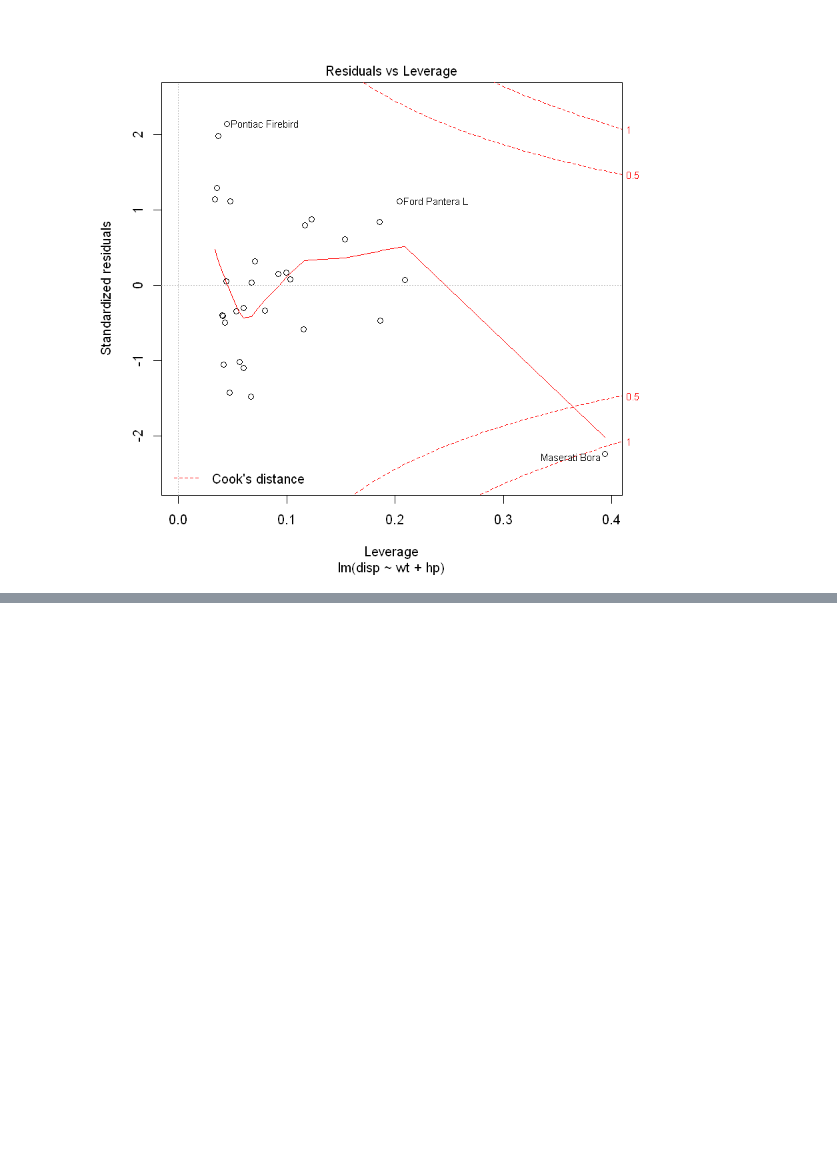
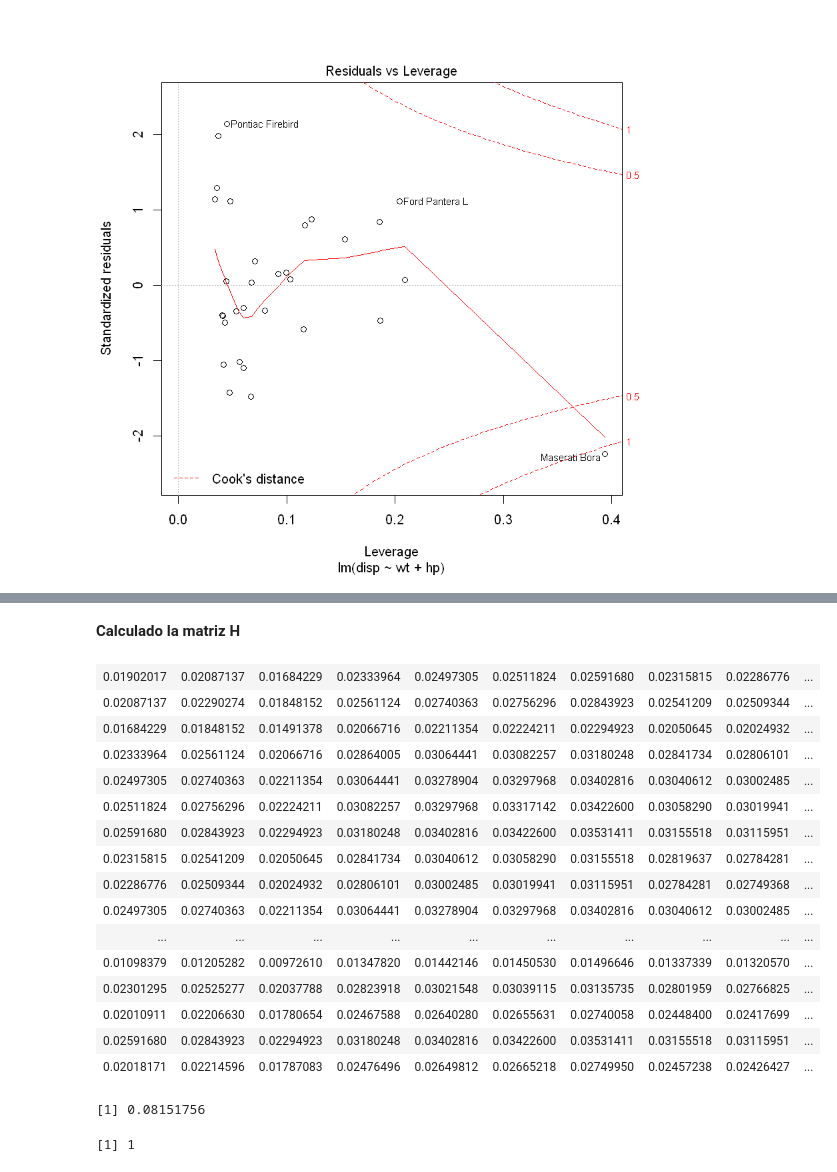
Before and after one commit to DanielEdu/R, a Jupyter notebook: Actividad Nro2.ipynb, the cells around one changed output, grey strips where cells are left out. Drawn from its saved outputs; the diff is of its cells as text; code cells hidden in the pictures; blank space fills up the shorter version.

```diff
--- a/Actividad Nro2.ipynb
+++ b/Actividad Nro2.ipynb
@@ -352,0 +449,27 @@ plot(regresion2)
+# %% [markdown]
+__Calculado la matriz H__
+# %%
+X <- datosCars2$wt
+H <- X %*% solve(t(X) %*% X) %*% t(X)
+H
+max(diag(H))
+sum(diag(H))
+# %% [output]
+| 0.01902017 | 0.02087137 | 0.01684229 | 0.02333964 | 0.02497305 | 0.02511824 | 0.02591680 | 0.02315815 | 0.02286776 | ... |
+| 0.02087137 | 0.02290274 | 0.01848152 | 0.02561124 | 0.02740363 | 0.02756296 | 0.02843923 | 0.02541209 | 0.02509344 | ... |
+| 0.01684229 | 0.01848152 | 0.01491378 | 0.02066716 | 0.02211354 | 0.02224211 | 0.02294923 | 0.02050645 | 0.02024932 | ... |
+| 0.02333964 | 0.02561124 | 0.02066716 | 0.02864005 | 0.03064441 | 0.03082257 | 0.03180248 | 0.02841734 | 0.02806101 | ... |
+| 0.02497305 | 0.02740363 | 0.02211354 | 0.03064441 | 0.03278904 | 0.03297968 | 0.03402816 | 0.03040612 | 0.03002485 | ... |
+| 0.02511824 | 0.02756296 | 0.02224211 | 0.03082257 | 0.03297968 | 0.03317142 | 0.03422600 | 0.03058290 | 0.03019941 | ... |
+| 0.02591680 | 0.02843923 | 0.02294923 | 0.03180248 | 0.03402816 | 0.03422600 | 0.03531411 | 0.03155518 | 0.03115951 | ... |
+| 0.02315815 | 0.02541209 | 0.02050645 | 0.02841734 | 0.03040612 | 0.03058290 | 0.03155518 | 0.02819637 | 0.02784281 | ... |
+| 0.02286776 | 0.02509344 | 0.02024932 | 0.02806101 | 0.03002485 | 0.03019941 | 0.03115951 | 0.02784281 | 0.02749368 | ... |
+| 0.02497305 | 0.02740363 | 0.02211354 | 0.03064441 | 0.03278904 | 0.03297968 | 0.03402816 | 0.03040612 | 0.03002485 | ... |
+| ... | ... | ... | ... | ... | ... | ... | ... | ... | ... |
+| 0.01098379 | 0.01205282 | 0.00972610 | 0.01347820 | 0.01442146 | 0.01450530 | 0.01496646 | 0.01337339 | 0.01320570 | ... |
+| 0.02301295 | 0.02525277 | 0.02037788 | 0.02823918 | 0.03021548 | 0.03039115 | 0.03135735 | 0.02801959 | 0.02766825 | ... |
+| 0.02010911 | 0.02206630 | 0.01780654 | 0.02467588 | 0.02640280 | 0.02655631 | 0.02740058 | 0.02448400 | 0.02417699 | ... |
+| 0.02591680 | 0.02843923 | 0.02294923 | 0.03180248 | 0.03402816 | 0.03422600 | 0.03531411 | 0.03155518 | 0.03115951 | ... |
+| 0.02018171 | 0.02214596 | 0.01787083 | 0.02476496 | 0.02649812 | 0.02665218 | 0.02749950 | 0.02457238 | 0.02426427 | ... |
+[1] 0.08151756
+[1] 1
```
Also changed, not shown: parts of 27 cells of this notebook.
